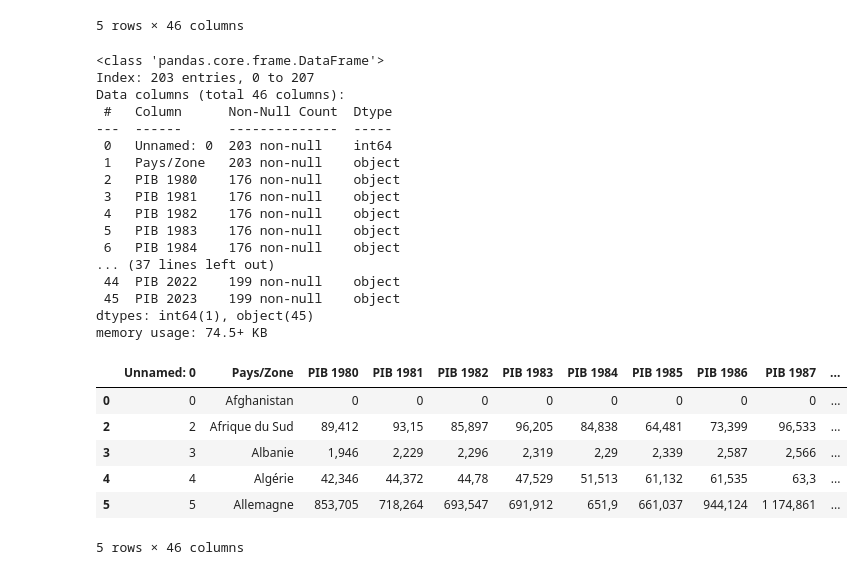
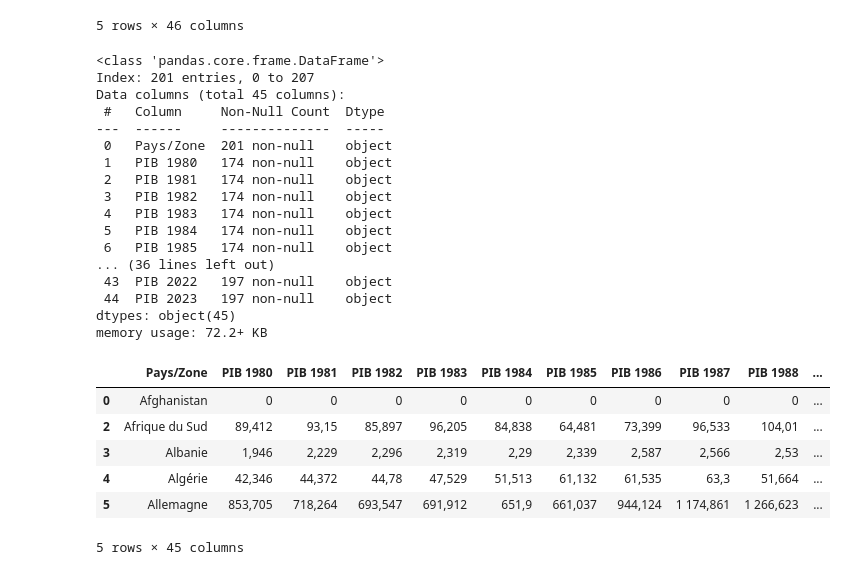
Before and after one commit to medamondonga/world_pib_analysis, a Jupyter notebook: cleaning.ipynb, the cells around one changed output. Drawn from its saved outputs; the diff is of its cells as text; code cells hidden in the pictures.

Commit message:
eda on cleaned data

```diff
--- a/cleaning.ipynb
+++ b/cleaning.ipynb
@@ -18,39 +18,42 @@ df=df[~df["Pays/Zone"].isin(["Afrique",
                            "Asie",
                            "Amérique du Nord",
                            "Amérique du Sud",
-                           "Océanie"])]
+                           "Océanie",
+                           "Monde",
+                           "Union européenne"])]
+df = df.drop(columns="Unnamed: 0")
 df.info()
 # %% [output]
 <class 'pandas.core.frame.DataFrame'>
-Index: 203 entries, 0 to 207
-Data columns (total 46 columns):
- #   Column      Non-Null Count  Dtype
----  ------      --------------  -----
- 0   Unnamed: 0  203 non-null    int64
- 1   Pays/Zone   203 non-null    object
- 2   PIB 1980    176 non-null    object
- 3   PIB 1981    176 non-null    object
- 4   PIB 1982    176 non-null    object
- 5   PIB 1983    176 non-null    object
- 6   PIB 1984    176 non-null    object
-... (37 lines left out)
- 44  PIB 2022    199 non-null    object
- 45  PIB 2023    199 non-null    object
-dtypes: int64(1), object(45)
-memory usage: 74.5+ KB
+Index: 201 entries, 0 to 207
+Data columns (total 45 columns):
+ #   Column     Non-Null Count  Dtype
+---  ------     --------------  -----
+ 0   Pays/Zone  201 non-null    object
+ 1   PIB 1980   174 non-null    object
+ 2   PIB 1981   174 non-null    object
+ 3   PIB 1982   174 non-null    object
+ 4   PIB 1983   174 non-null    object
+ 5   PIB 1984   174 non-null    object
+ 6   PIB 1985   174 non-null    object
+... (36 lines left out)
+ 43  PIB 2022   197 non-null    object
+ 44  PIB 2023   197 non-null    object
+dtypes: object(45)
+memory usage: 72.2+ KB
 # %%
-values = df.columns[2:]
+values = df.columns[1:]
 df[values] = df[values].replace("-", "0")
 df[values] = df[values].fillna("0")
 df.head()
 # %% [output]
-|  | Unnamed: 0 | Pays/Zone | PIB 1980 | PIB 1981 | PIB 1982 | PIB 1983 | PIB 1984 | PIB 1985 | PIB 1986 | PIB 1987 | ... |
-| 0 | 0 | Afghanistan | 0 | 0 | 0 | 0 | 0 | 0 | 0 | 0 | ... |
-| 2 | 2 | Afrique du Sud | 89,412 | 93,15 | 85,897 | 96,205 | 84,838 | 64,481 | 73,399 | 96,533 | ... |
-| 3 | 3 | Albanie | 1,946 | 2,229 | 2,296 | 2,319 | 2,29 | 2,339 | 2,587 | 2,566 | ... |
-| 4 | 4 | Algérie | 42,346 | 44,372 | 44,78 | 47,529 | 51,513 | 61,132 | 61,535 | 63,3 | ... |
-| 5 | 5 | Allemagne | 853,705 | 718,264 | 693,547 | 691,912 | 651,9 | 661,037 | 944,124 | 1 174,861 | ... |
+|  | Pays/Zone | PIB 1980 | PIB 1981 | PIB 1982 | PIB 1983 | PIB 1984 | PIB 1985 | PIB 1986 | PIB 1987 | PIB 1988 | ... |
+| 0 | Afghanistan | 0 | 0 | 0 | 0 | 0 | 0 | 0 | 0 | 0 | ... |
+| 2 | Afrique du Sud | 89,412 | 93,15 | 85,897 | 96,205 | 84,838 | 64,481 | 73,399 | 96,533 | 104,01 | ... |
+| 3 | Albanie | 1,946 | 2,229 | 2,296 | 2,319 | 2,29 | 2,339 | 2,587 | 2,566 | 2,53 | ... |
+| 4 | Algérie | 42,346 | 44,372 | 44,78 | 47,529 | 51,513 | 61,132 | 61,535 | 63,3 | 51,664 | ... |
+| 5 | Allemagne | 853,705 | 718,264 | 693,547 | 691,912 | 651,9 | 661,037 | 944,124 | 1 174,861 | 1 266,623 | ... |
-5 rows × 46 columns
+5 rows × 45 columns
 # %%
 df[values] = (
     df[values]
```
Also changed, not shown: parts of 4 cells of this notebook, 2 other files.
